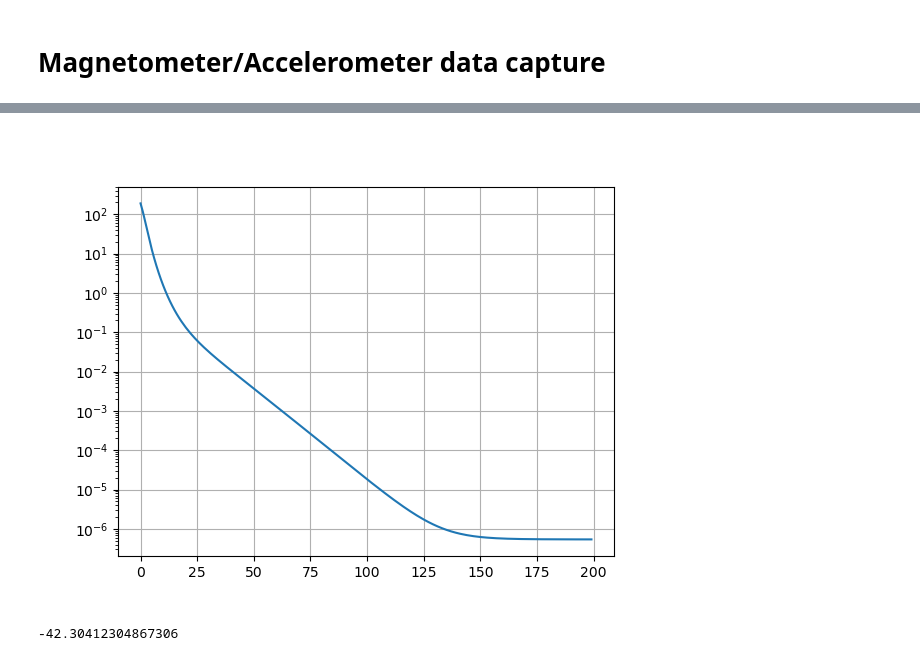
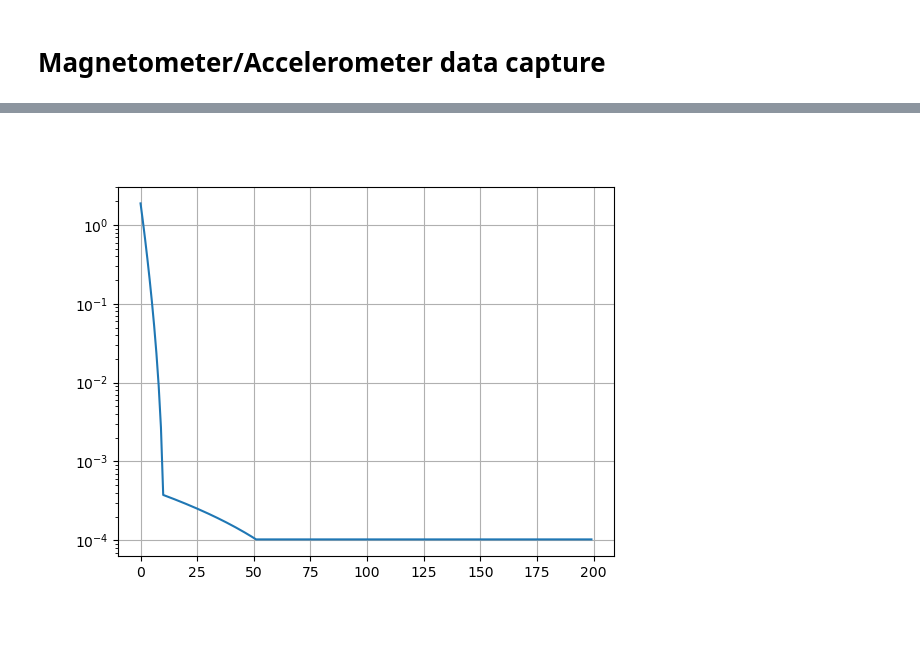
Before and after one commit to Gustavo-V-F/MNA23-Calibration, a Jupyter notebook: Mag_Gyro_Calibration.ipynb, the cells around one changed output, grey strips where cells are left out. Cells and saved outputs as stored; diff of their text form; code cells hidden in the pictures.

```diff
--- a/Mag_Gyro_Calibration.ipynb
+++ b/Mag_Gyro_Calibration.ipynb
@@ -77,11 +77,11 @@ mag_align = mag_align.as_matrix()
 INTERVAL = 0.01
 
 # Current location latitude, longitude, altitude and date in decimal year
-LAT = -27.5937984
-LON = -48.5424890
+LAT = -27.610720
+LON = -48.476090
 ALT = 0.0
 DAT = toYearFraction(dt.today())
 
-ADDR = "192.168.15.207"
+ADDR = "10.200.244.56:49151"
 # %%
 ws_gyro = websocket.WebSocket()
@@ -609,16 +632,16 @@ np.savetxt(uniquify('mag_dataset.csv'), mag_xyz, delimiter=',')
 gyro_xyz = [[], [], []]
 
 # Least Squares to solve penalty function with regularization (Convex Optimization, p. 306)
-accel_xyz = np.loadtxt('accel_dataset(1).csv', delimiter=',')
-gyro_xyz[0] = np.loadtxt('gyro_1_dataset(1).csv', delimiter=',')
-gyro_xyz[1] = np.loadtxt('gyro_2_dataset(1).csv', delimiter=',')
-gyro_xyz[2] = np.loadtxt('gyro_3_dataset(1).csv', delimiter=',')
-mag_xyz = np.loadtxt('mag_dataset(1).csv', delimiter=',')
+accel_xyz = np.loadtxt('accel_dataset(6).csv', delimiter=',')
+gyro_xyz[0] = np.loadtxt('gyro_1_dataset(6).csv', delimiter=',')
+gyro_xyz[1] = np.loadtxt('gyro_2_dataset(6).csv', delimiter=',')
+gyro_xyz[2] = np.loadtxt('gyro_3_dataset(6).csv', delimiter=',')
+mag_xyz = np.loadtxt('mag_dataset(6).csv', delimiter=',')
 
 
 J = []
 iters = 200
-lmbd = 30
+lmbd = 1
 
 mag_xyz = np.array(mag_xyz)
 # mag_xyz = mag_xyz/(abs(mag_xyz).max())
@@ -711,33 +736,36 @@ def gradient(x):
                            for k in range(len(accel_xyz)) ]).sum()
     return np.block([grad_x.T, grad_y]).T
 
-J = []
+J = [[]]
+k = 0
 iters = 200
-lmbd = 1e-5
-mu = 1e-6
+lmbd = 1e-9
+mu = 1e-8
 t = 1
-a = 0.15 # Should be in the range between 0 and 0.5 (suggested between 0.01 and 0.3)
+a = 0.01 # Should be in the range between 0 and 0.5 (suggested between 0.01 and 0.3)
 b = 0.01 # Should be in the range between 0 and 1 (suggested between 0.1 and 0.8)
-
-R = np.eye(3)
-delta = wmm2020.wmm_point(LAT, LON, ALT, DAT)["incl"]*np.pi/180
-x = np.block([(R.flatten('F')).T, delta]).T
-for _ in range(iters):
-    R = x[0:9].reshape(3,3)
-    delta = x[-1]
-    grad = gradient(x)
-    step_x = -grad
-    while penalty(x+t*step_x) > penalty(x) + a*t*grad.T @ step_x: # Backtracking line search (Convex Optimization, p.464)
-        t = b*t
-    x = x+t*step_x
-    J.append(penalty(x))
-    if _ == 1:
-      print('Constant: ', np.array([ ((fk[k].T @ mk[k])/(LA.norm(fk[k]) * LA.norm(mk[k]))) \
-      for k in range(len(accel_xyz)) ]).sum()**2)
-      print('Lambda: ', lmbd*(LA.norm(R @ R.T - np.eye(3), ord='fro'))**2)
-      print('Mu: ', mu*(LA.det(R) - 1)**2)
-      print('Lambda + Mu: ', lmbd*(LA.norm(R @ R.T - np.eye(3), ord='fro'))**2 + mu*(LA.det(R) - 1)**2)
-print('Convergence value: ', J[-1])
+for k in range(1, 10, 1):
+    t = k
+    R = np.eye(3)
+    delta = -wmm2020.wmm_point(LAT, LON, ALT, DAT)["incl"]*np.pi/180
+    x = np.block([(R.flatten('F')).T, delta]).T
+    for _ in range(iters):
+        R = x[0:9].reshape(3,3)
+        delta = x[-1]
+        grad = gradient(x)
+        step_x = -grad
+        while penalty(x+t*step_x) > penalty(x) + a*t*grad.T @ step_x: # Backtracking line search (Convex Optimization, p.464)
+            t = b*t
+        x = x+t*step_x
+        J[k-1].append(penalty(x))
+    J.append([])
+        # if _ == 1:
+          # print('Constant: ', np.array([ ((fk[k].T @ mk[k])/(LA.norm(fk[k]) * LA.norm(mk[k]))) \
+          # for k in range(len(accel_xyz)) ]).sum()**2)
+          # print('Lambda: ', lmbd*(LA.norm(R @ R.T - np.eye(3), ord='fro'))**2)
+          # print('Mu: ', mu*(LA.det(R) - 1)**2)
+          # print('Lambda + Mu: ', lmbd*(LA.norm(R @ R.T - np.eye(3), ord='fro'))**2 + mu*(LA.det(R) - 1)**2)
+    # print('Convergence value: ', J[-1])
 Rm2a = x[0:9].reshape(3,3)
 ax_align_J = J
 plt.close(32)
@@ -745,7 +773,7 @@ plt.figure(32)
 plt.subplot(1,1,1)
 plt.clf()
 plt.yscale("log")
-plt.plot(range(iters), ax_align_J);
+plt.plot(range(iters), ax_align_J[0]);
 plt.grid()
 print('Rotation matrix: \n', Rm2a, '\ndelta :', x[-1]*180/np.pi)
 # %% [output]
@@ -762,8 +785,6 @@ delta : 43.265349177551435
-[figure, old version]
+[figure, new version]
 # %%
 wmm2020.wmm_point(LAT, LON, ALT, DAT)["incl"]
-# %% [output]
--42.30412304867306
 # %%
 # TODO: check gyro rotation matrix and triad function
 def skew_matrix(w):
```
Also changed, not shown: parts of 10 cells of this notebook.
